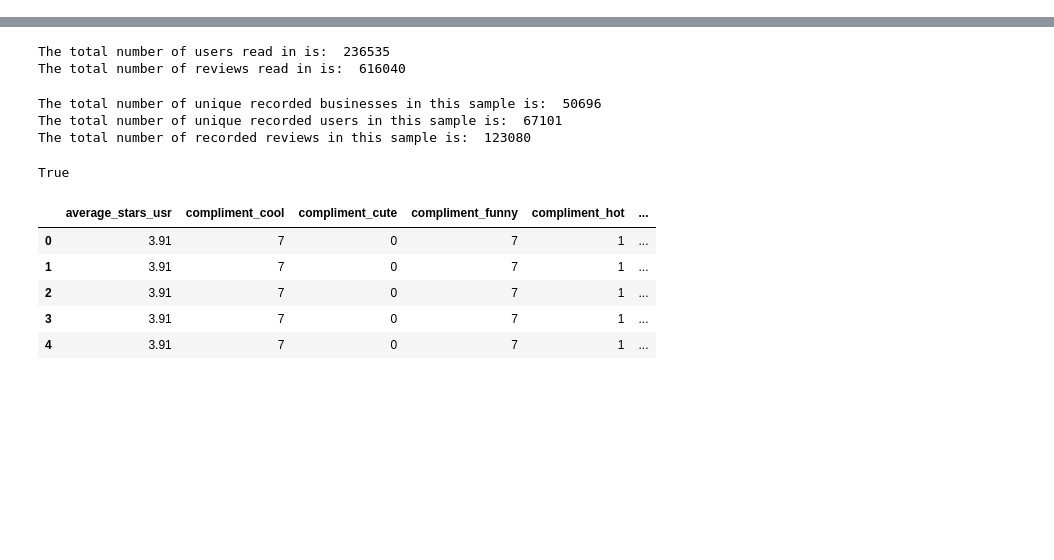
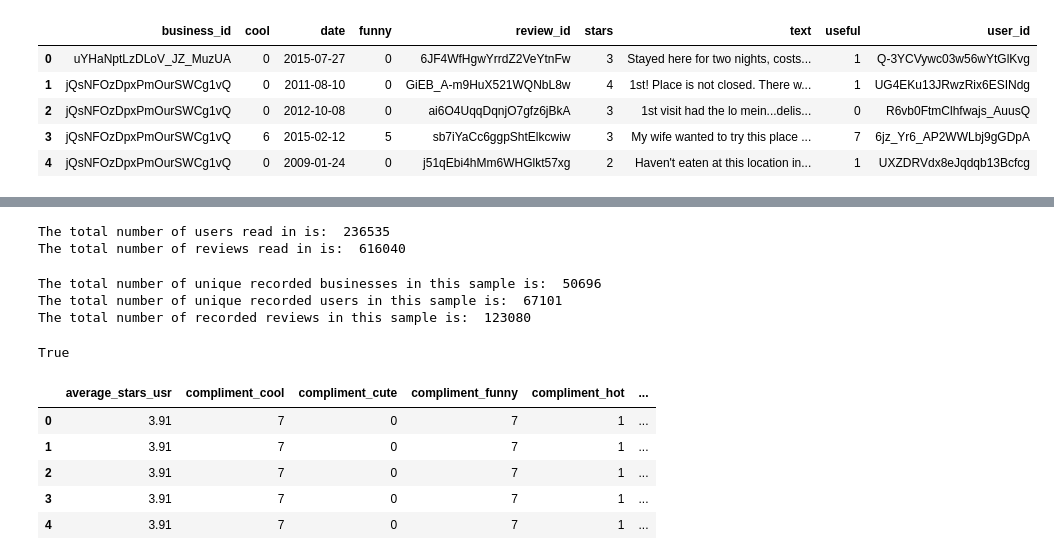
Before and after one commit to allisonwiggins/RecommendationsFinalProject, a Jupyter notebook: Project_notebooks/EDA.ipynb, the cells around one changed output, grey strips where cells are left out. Saved outputs shown, nothing was run; the diff lists cells and outputs as text; code cells hidden in the pictures; blank space fills up the shorter version.

```diff
--- a/Project_notebooks/EDA.ipynb
+++ b/Project_notebooks/EDA.ipynb
@@ -65,0 +92,9 @@ df_usr_samp = pd.read_json('/Users/alliwiggins/Documents/cs109a/dataset/sample_u
+# %%
+df_review_samp.head()
+# %% [output]
+|  | business_id | cool | date | funny | review_id | stars | text | useful | user_id |
+| 0 | uYHaNptLzDLoV_JZ_MuzUA | 0 | 2015-07-27 | 0 | 6JF4WfHgwYrrdZ2VeYtnFw | 3 | Stayed here for two nights, costs... | 1 | Q-3YCVywc03w56wYtGlKvg |
+| 1 | jQsNFOzDpxPmOurSWCg1vQ | 0 | 2011-08-10 | 0 | GiEB_A-m9HuX521WQNbL8w | 4 | 1st! Place is not closed. There w... | 1 | UG4EKu13JRwzRix6ESINdg |
+| 2 | jQsNFOzDpxPmOurSWCg1vQ | 0 | 2012-10-08 | 0 | ai6O4UqqDqnjO7gfz6jBkA | 3 | 1st visit had the lo mein...delis... | 0 | R6vb0FtmClhfwajs_AuusQ |
+| 3 | jQsNFOzDpxPmOurSWCg1vQ | 6 | 2015-02-12 | 5 | sb7iYaCc6ggpShtElkcwiw | 3 | My wife wanted to try this place ... | 7 | 6jz_Yr6_AP2WWLbj9gGDpA |
+| 4 | jQsNFOzDpxPmOurSWCg1vQ | 0 | 2009-01-24 | 0 | j51qEbi4hMm6WHGlkt57xg | 2 | Haven't eaten at this location in... | 1 | UXZDRVdx8eJqdqb13Bcfcg |
```
Also changed, not shown: parts of 11 cells of this notebook, 11 other files.
